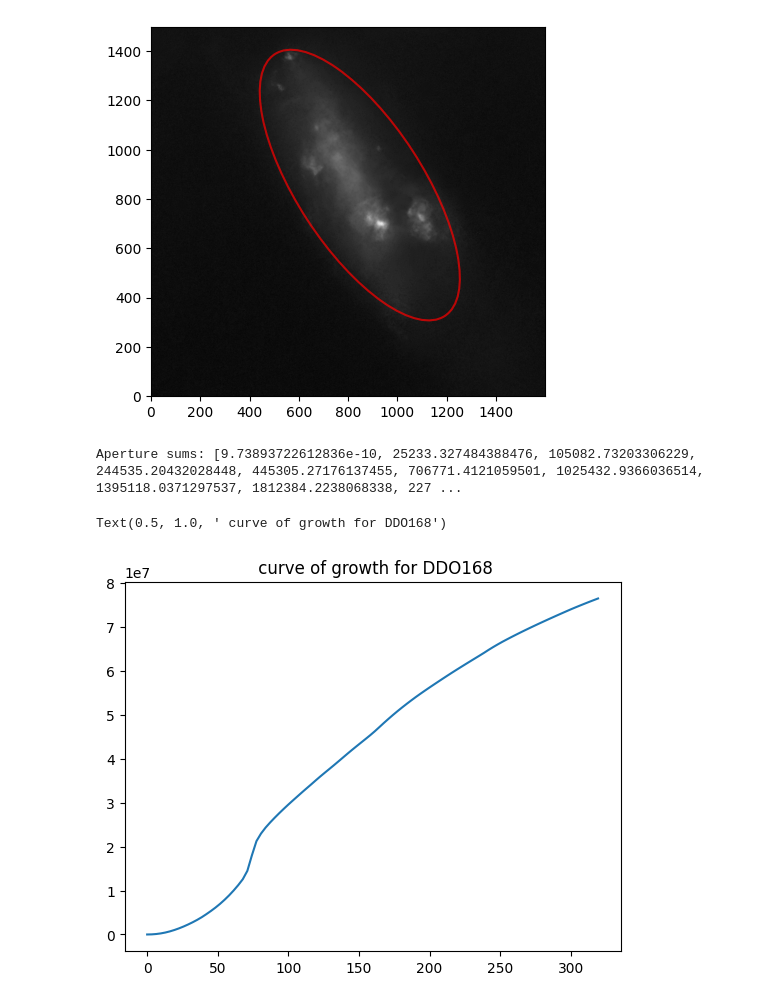
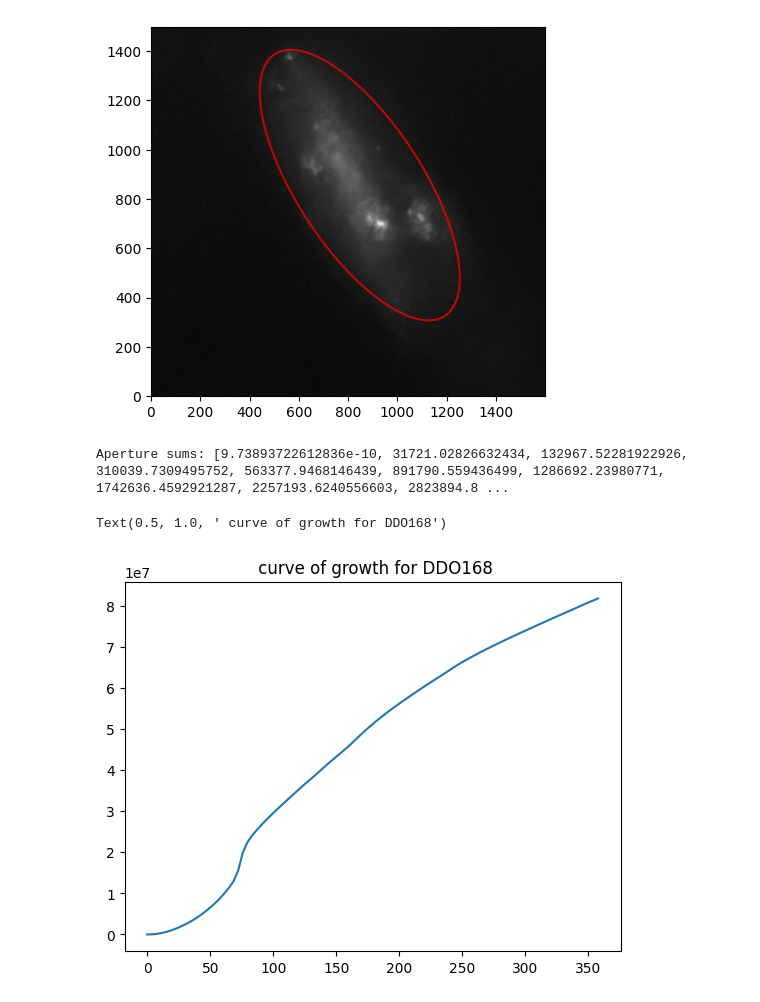
Before and after one commit to SUT-LTG/Aysan-Little-Things, a Jupyter notebook: NGC_2366.ipynb, the cells around one changed output. Cells and saved outputs as stored; diff of their text form; code cells hidden in the pictures.

```diff
--- a/NGC_2366.ipynb
+++ b/NGC_2366.ipynb
@@ -212,35 +212,41 @@ aperture_sum_A = phot_table['aperture_sum'][0]
 import numpy as np
 import matplotlib.pyplot as plt
 from photutils import EllipticalAperture, aperture_photometry
 
 # Assuming you have defined 'a', 'b', 'theta', 'elliptical_center', and 'v_value_box'
 ab_ratio = a / b
 ba_ratio = b / a
-a_list = np.linspace(0, 1.25* a, 100)
+a_list = np.linspace(0, 1.4* a, 100)
 b_list = ba_ratio * a_list
+
+plus = 100
+bigger_v_box = starless[2][box_center[1] - (box_size_y+plus) : box_center[1] + (box_size_y+plus), box_center[0] - (box_size_x+plus) : box_center[0] + (box_size_x+plus)]
+new_xc = xc + int(plus)
+new_yc = yc + int(plus)
+elliptical_center = (new_xc,new_yc)
 
 sum_values = []
 
 for i in range(len(a_list)):
     # Ensure positive scalar values for major and minor axes
     a_i = max(a_list[i], 1e-6)  # Avoid zero or negative values
     b_i = max(b_list[i], 1e-6)
     ellipse_aper = EllipticalAperture(elliptical_center, a_i, b_i, theta)
     '''
-    plt.imshow(v_value_box, cmap='gray', norm = norm, origin="lower")  # Replace 'image_data' with your data
+    plt.imshow(bigger_v_box, cmap='gray', norm = norm, origin="lower")  # Replace 'image_data' with your data
     ellipse_aper.plot(color='red', lw=1.5, alpha=0.7)  # Overlay the aperture
     plt.show()
     '''
     # Compute the aperture sum
-    phot_table = aperture_photometry(v_value_box, ellipse_aper)
+    phot_table = aperture_photometry(bigger_v_box, ellipse_aper)
     aperture_sum_A = phot_table['aperture_sum'][0]
     sum_values.append(aperture_sum_A)
 
 print("Aperture sums:", sum_values)
 
 plt.plot(a_list , sum_values)
 plt.title(" curve of growth for DDO168")
 # %% [output]
-Aperture sums: [9.73893722612836e-10, 25233.327484388476, 105082.73203306229, 244535.20432028448, 445305.27176137455, 706771.4121059501, 1025432.9366036514, 1395118.0371297537, 1812384.2238068338, 227 ...
+Aperture sums: [9.73893722612836e-10, 31721.02826632434, 132967.52281922926, 310039.7309495752, 563377.9468146439, 891790.559436499, 1286692.23980771, 1742636.4592921287, 2257193.6240556603, 2823894.8 ...
 Text(0.5, 1.0, ' curve of growth for DDO168')
-[figure, old version]
+[figure, new version]
```
Also changed, not shown: parts of 5 cells of this notebook, 1 other file.
